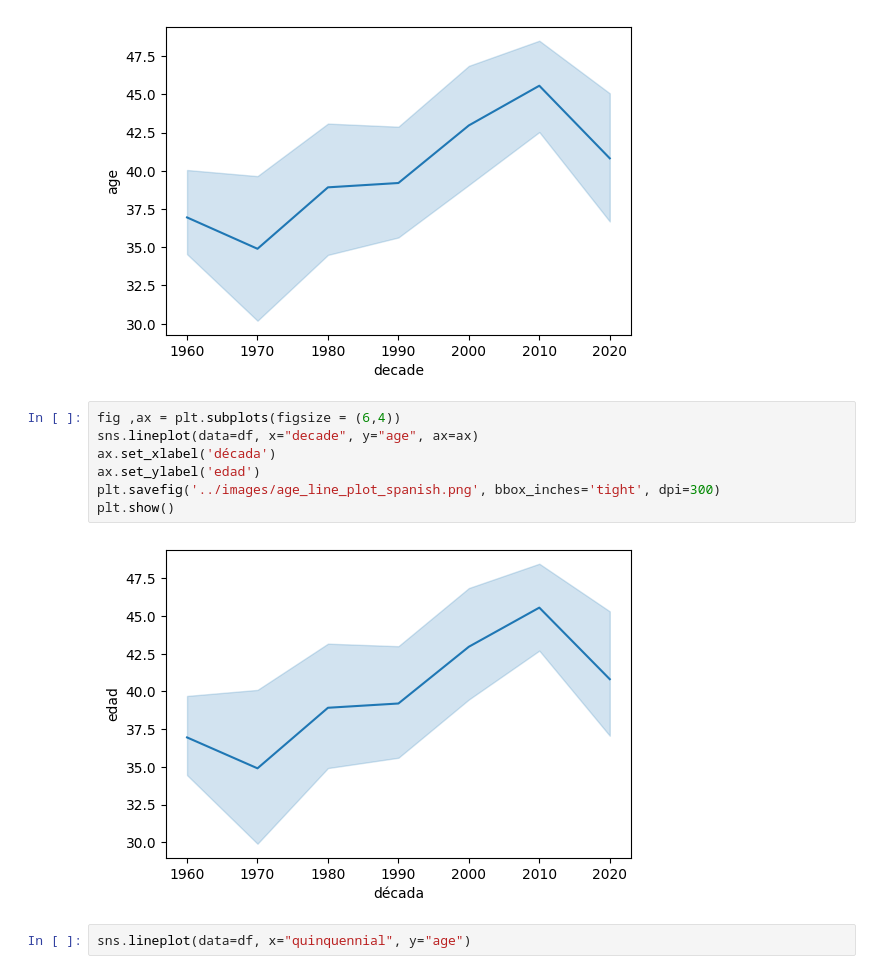
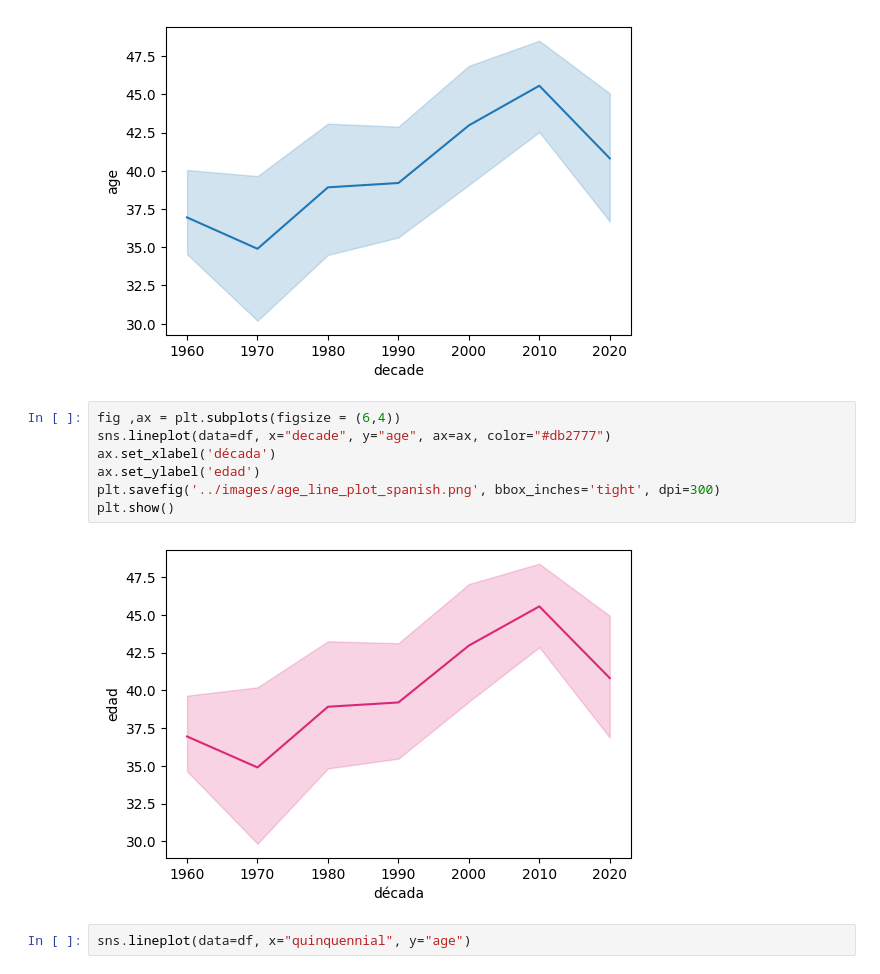
Before and after one commit to aastroza/chilean-humor, a Jupyter notebook: notebooks/00_explore_ficvn_data.ipynb, the cells around one changed output. Saved outputs shown, nothing was run; the diff lists cells and outputs as text.

Commit message:
new plot colors

```diff
--- a/notebooks/00_explore_ficvn_data.ipynb
+++ b/notebooks/00_explore_ficvn_data.ipynb
@@ -71,13 +71,13 @@ plt.show()
 [figure]
 # %%
 fig ,ax = plt.subplots(figsize = (6,4))
-sns.lineplot(data=df, x="decade", y="age", ax=ax)
+sns.lineplot(data=df, x="decade", y="age", ax=ax, color="#db2777")
 ax.set_xlabel('década')
 ax.set_ylabel('edad')
 plt.savefig('../images/age_line_plot_spanish.png', bbox_inches='tight', dpi=300)
 plt.show()
 # %% [output]
-[figure, old version]
+[figure, new version]
 # %%
 sns.lineplot(data=df, x="quinquennial", y="age")
 # %% [output]
```
Also changed, not shown: parts of 1 cell of this notebook, 2 other files.
